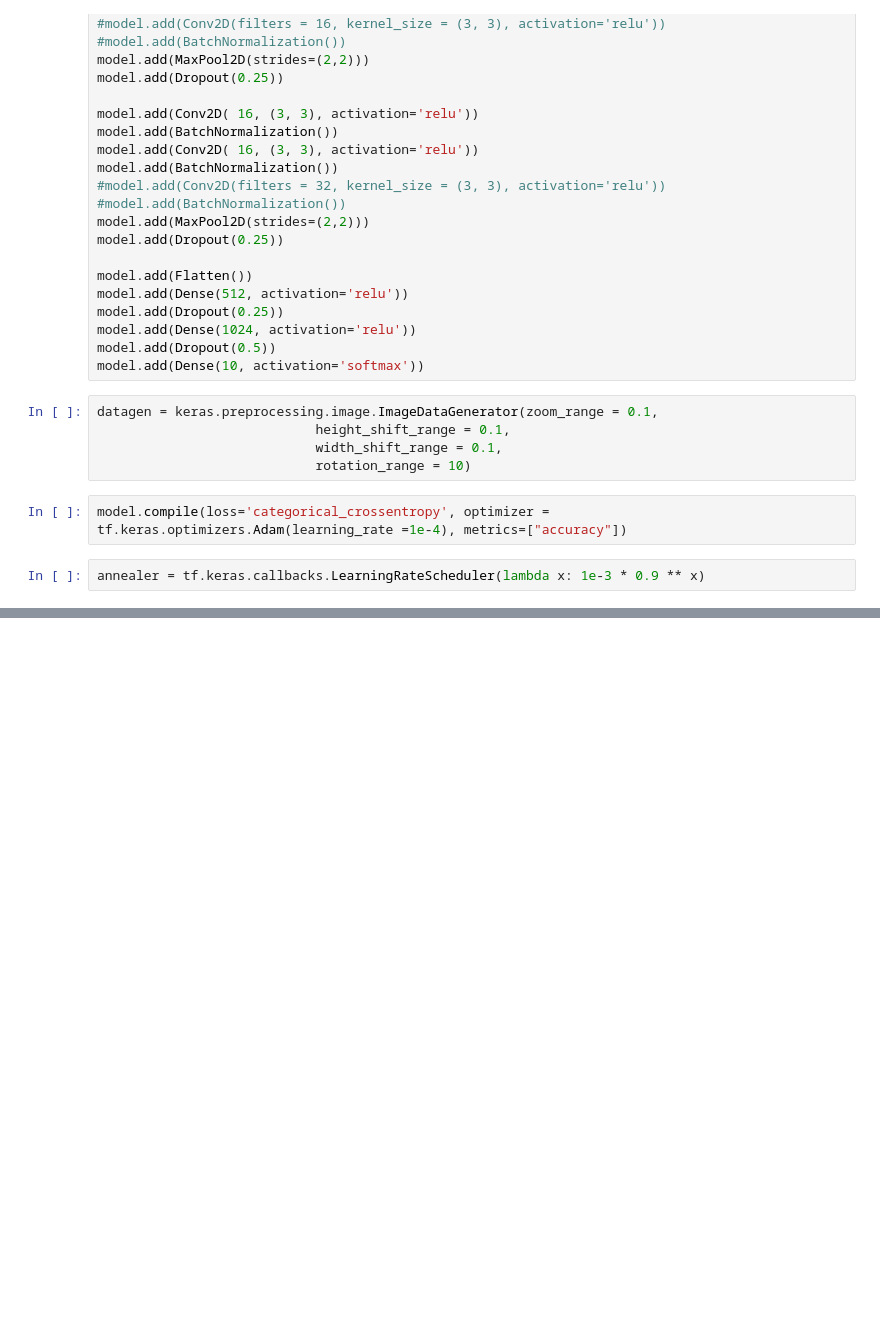
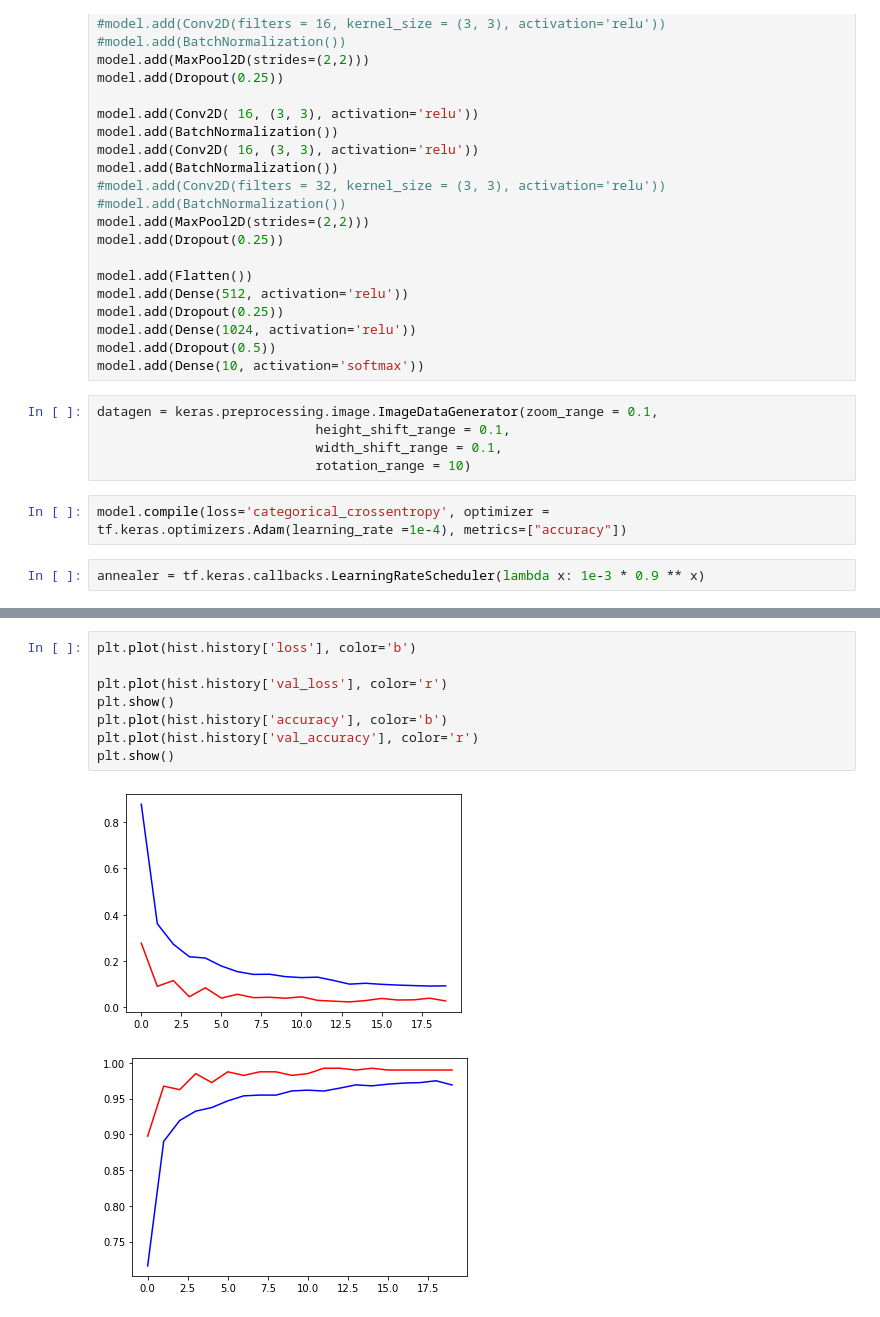
Before and after one commit to Fletchersan/MNIST_E2E, a Jupyter notebook: MNIST_Train.ipynb, the cells around one changed output, grey strips where cells are left out. Drawn from its saved outputs; the diff is of its cells as text; blank space fills up the shorter version.

```diff
--- a/MNIST_Train.ipynb
+++ b/MNIST_Train.ipynb
@@ -96,0 +105,11 @@ Function call stack:
+# %%
+plt.plot(hist.history['loss'], color='b')
+
+plt.plot(hist.history['val_loss'], color='r')
+plt.show()
+plt.plot(hist.history['accuracy'], color='b')
+plt.plot(hist.history['val_accuracy'], color='r')
+plt.show()
+# %% [output]
+[figure, added]
+[figure, added]
```
Also changed, not shown: parts of 12 cells of this notebook, 6 other files.
